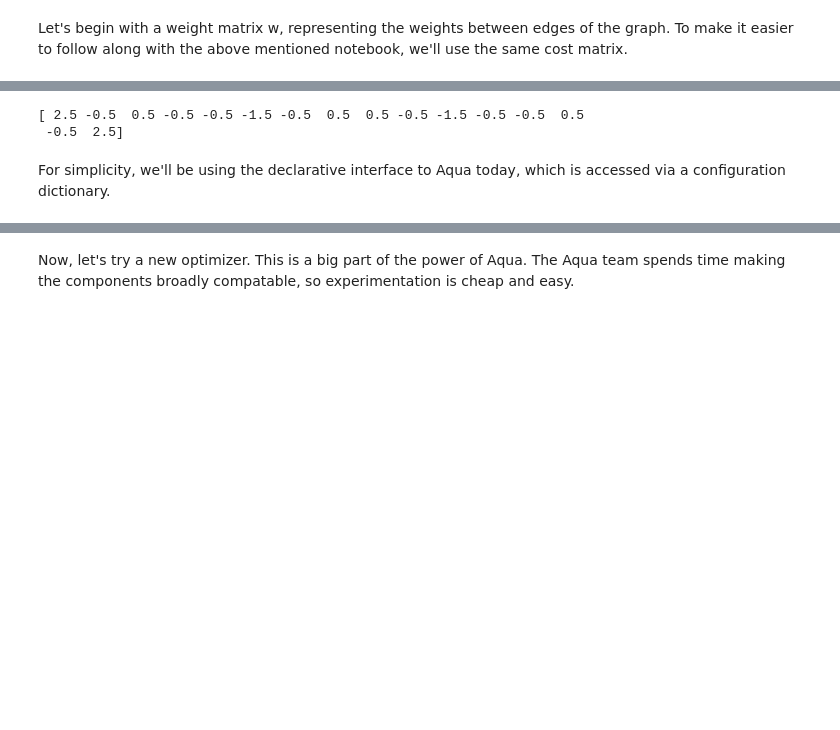
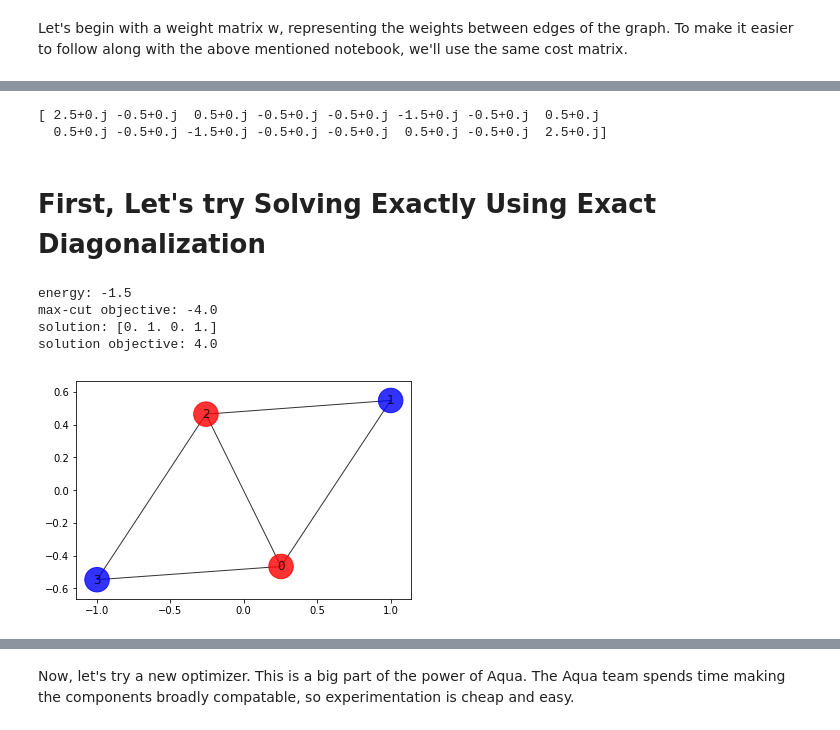
Before and after one commit to dongreenberg/quantum-education, a Jupyter notebook: qiskit_bootcamp/Qiskit_Bootcamp_Aqua_and_Chemistry.ipynb, the cells around one changed output, grey strips where cells are left out. Saved outputs shown, nothing was run; the diff lists cells and outputs as text; code cells hidden in the pictures; blank space fills up the shorter version.

```diff
--- a/qiskit_bootcamp/Qiskit_Bootcamp_Aqua_and_Chemistry.ipynb
+++ b/qiskit_bootcamp/Qiskit_Bootcamp_Aqua_and_Chemistry.ipynb
@@ -99,0 +123,9 @@ algo_input = EnergyInput(qubitOp)
+# %%
+# Computing the weight matrix from the random graph
+w = np.zeros([n,n])
+for i in range(n):
+    for j in range(n):
+        temp = G.get_edge_data(i,j,default=0)
+        if temp != 0:
+            w[i,j] = temp['weight']
+print(w)
@@ -104,9 +143,28 @@ print(qubitOp.paulis)
 # %%
-qubitOp.to_matrix()
-print(qubitOp.matrix)
+from qiskit.aqua.operators.op_converter import to_matrix_operator
+mat_op = to_matrix_operator(qubitOp)
+print(mat_op.matrix)
 # Note, these are the diagonal elements
 # %% [output]
-[ 2.5 -0.5  0.5 -0.5 -0.5 -1.5 -0.5  0.5  0.5 -0.5 -1.5 -0.5 -0.5  0.5
- -0.5  2.5]
+[ 2.5+0.j -0.5+0.j  0.5+0.j -0.5+0.j -0.5+0.j -1.5+0.j -0.5+0.j  0.5+0.j
+  0.5+0.j -0.5+0.j -1.5+0.j -0.5+0.j -0.5+0.j  0.5+0.j -0.5+0.j  2.5+0.j]
-# %% [markdown]
-For simplicity, we'll be using the declarative interface to Aqua today, which is accessed via a configuration dictionary.
+# %% [markdown]
+# First, Let's try Solving Exactly Using Exact Diagonalization
+# %%
+ee = ExactEigensolver(qubitOp, k=1)
+result = ee.run()
+
+x = max_cut.sample_most_likely(result['eigvecs'][0])
+print('energy:', result['energy'])
+print('max-cut objective:', result['energy'] + offset)
+print('solution:', max_cut.get_graph_solution(x))
+print('solution objective:', max_cut.max_cut_value(x, w))
+
+colors = ['r' if max_cut.get_graph_solution(x)[i] == 0 else 'b' for i in range(n)]
+nx.draw_networkx(G, node_color=colors, node_size=600, alpha = .8, pos=pos)
+# %% [output]
+energy: -1.5
+max-cut objective: -4.0
+solution: [0. 1. 0. 1.]
+solution objective: 4.0
+[figure, added]
```
Also changed, not shown: parts of 79 cells of this notebook.
